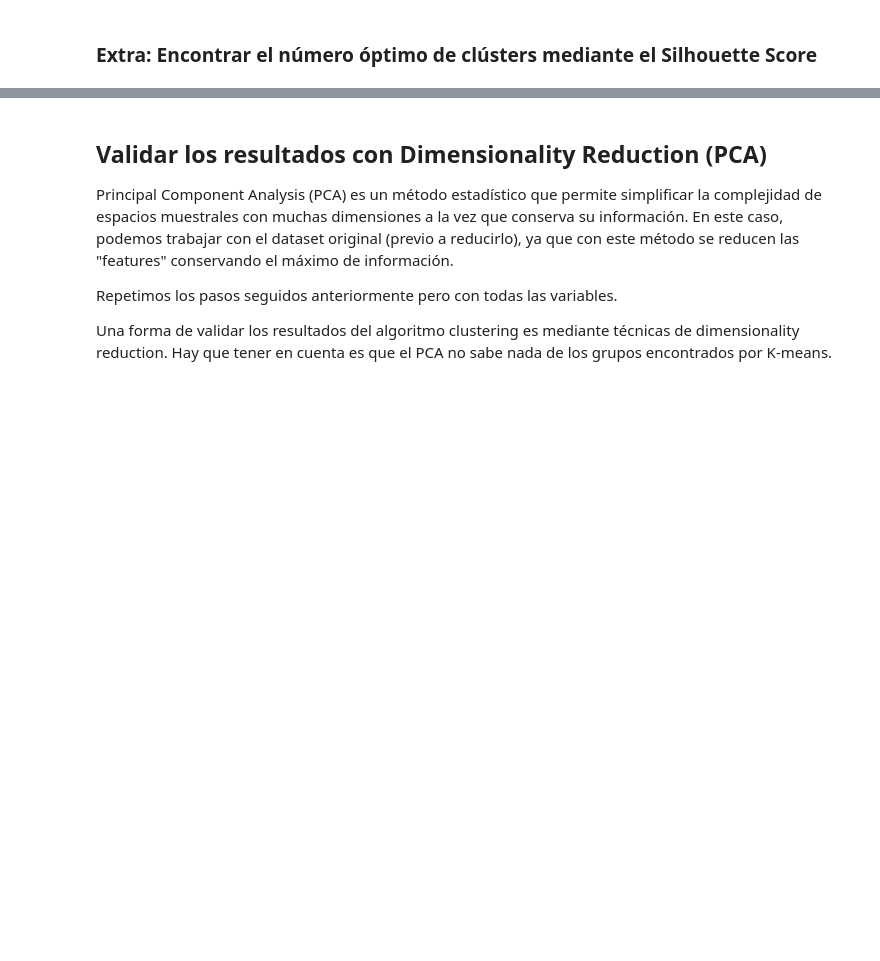
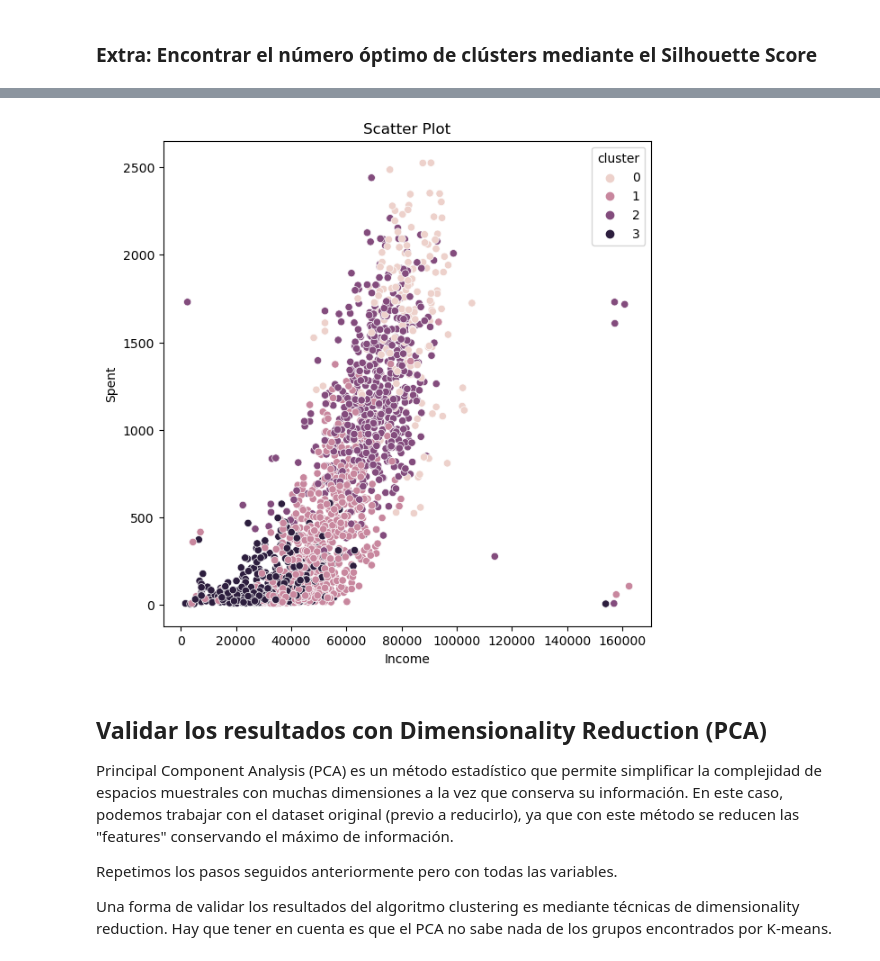
Before and after one commit to marcjene/Mecatronica-BDyML-2425, a Jupyter notebook: S4 - Aprendizaje no supervisado/4.Market_Segmentation_Clase.ipynb, the cells around one changed output, grey strips where cells are left out. Cells and saved outputs as stored; diff of their text form; code cells hidden in the pictures; blank space fills up the shorter version.

```diff
--- a/S4 - Aprendizaje no supervisado/4.Market_Segmentation_Clase.ipynb
+++ b/S4 - Aprendizaje no supervisado/4.Market_Segmentation_Clase.ipynb
@@ -121,7 +302,7 @@ df_clean
 - One-hot encoding (en 1 o múltiples columnas).
 # %%
 # Podemos mapear directamente las variables usando integer encoding
-df_clean["Education_int"] = ################ CÓDIGO AQUÍ ########################
+df_clean["Education_int"] = df_clean["Education"].map({'Basic':0, '2n Cycle':1, 'Graduation':2, 'Master': 3, 'PhD':4})
 
 # Eliminamos la columna "Education"
 df_clean.drop(columns=['Education'], inplace=True)
@@ -141,19 +336,19 @@ A continuación, realizaremos los siguientes pasos para crear algunos Features n
 # Feature Engineering
 # Age of customer today
 ultimo_año = ultima_fecha.year
-df_clean["Age"] = ################ CÓDIGO AQUÍ ########################
+df_clean["Age"] = ultimo_año - df_clean["Year_Birth"]
 
 # Total spendings on various items
 df_clean["Spent"] = df_clean["MntWines"]+ df_clean["MntFruits"]+ df_clean["MntMeatProducts"]+ df_clean["MntFishProducts"]+ df_clean["MntSweetProducts"]+ df_clean["MntGoldProds"]
 
 # Feature indicating total children living in the household
-df_clean["Children"] = ################ CÓDIGO AQUÍ ########################
+df_clean["Children"] = df_clean["Kidhome"]+ df_clean["Teenhome"]
 
 # Feature for total members in the household
-df_clean["Family_Size"] = ################ CÓDIGO AQUÍ ########################
+df_clean["Family_Size"] = df_clean["Partner"] + 1 + df_clean["Children"]
 
 # Feature pertaining parenthood
-df_clean["Is_Parent"] = ################ CÓDIGO AQUÍ ########################
+df_clean["Is_Parent"] = df_clean["Children"] > 0
 
 # Cambiamos algunos nombres de columnas
 df_cluster = df_clean.rename(columns={"MntWines": "SpentWines","MntFruits":"SpentFruits","MntMeatProducts":"SpentMeat",
@@ -183,6 +416,7 @@ boxplot = df_cluster.boxplot(column=['Age'])
 # Tiene sentido eliminar los outliers de estas columnas?
 # Filtramos los usuarios con más de 100 años, asumiendo que son anomalías
 # Podemos hacer lo mismo con 'Income', si lo creemos conveniente
-df_cluster = ################ CÓDIGO AQUÍ ########################
+df_cluster = df_cluster[df_cluster['Income']<300000]
+df_cluster = df_cluster[df_cluster['Age']<100]
 df_cluster.reset_index(drop=True, inplace=True)
 df_cluster
@@ -321,3 +619,8 @@ plt.plot(silhouette_metric, marker='o')
 # %%
 # Entreno el K-means para k=4, ya que el resultado no es malo del todo y queremos probar un número de clústers distinto a 2
-################ CÓDIGO AQUÍ ########################
+kmeans = KMeans(n_clusters=4)
+cluster_found = kmeans.fit_predict(X_scale)
+
+df_cluster_def = df_cluster_reduced.copy()
+df_cluster_def['cluster'] = pd.Series(cluster_found)
+df_cluster_def
@@ -327,3 +641,16 @@ plt.plot(silhouette_metric, marker='o')
+# %%
+# Hacemos scatter plot entre 'Income' y 'Spent'
+plt.figure(figsize=(7,7))
+sns.scatterplot(x=df_cluster_def["Income"], y=df_cluster_def["Spent"], hue=df_cluster_def["cluster"])
+
+# Estética del plot
+plt.title('Scatter Plot', fontsize=12)
+plt.xlabel('Income', fontsize=10)
+plt.ylabel('Spent', fontsize=10)
+
+plt.show()
+# %% [output]
+[figure, added]
 # %% [markdown]
 ## Validar los resultados con Dimensionality Reduction (PCA)
 Principal Component Analysis (PCA) es un método estadístico que permite simplificar la complejidad de espacios muestrales con muchas dimensiones a la vez que conserva su información. En este caso, podemos trabajar con el dataset original (previo a reducirlo), ya que con este método se reducen las "features" conservando el máximo de información.
```
Also changed, not shown: parts of 37 cells of this notebook.
